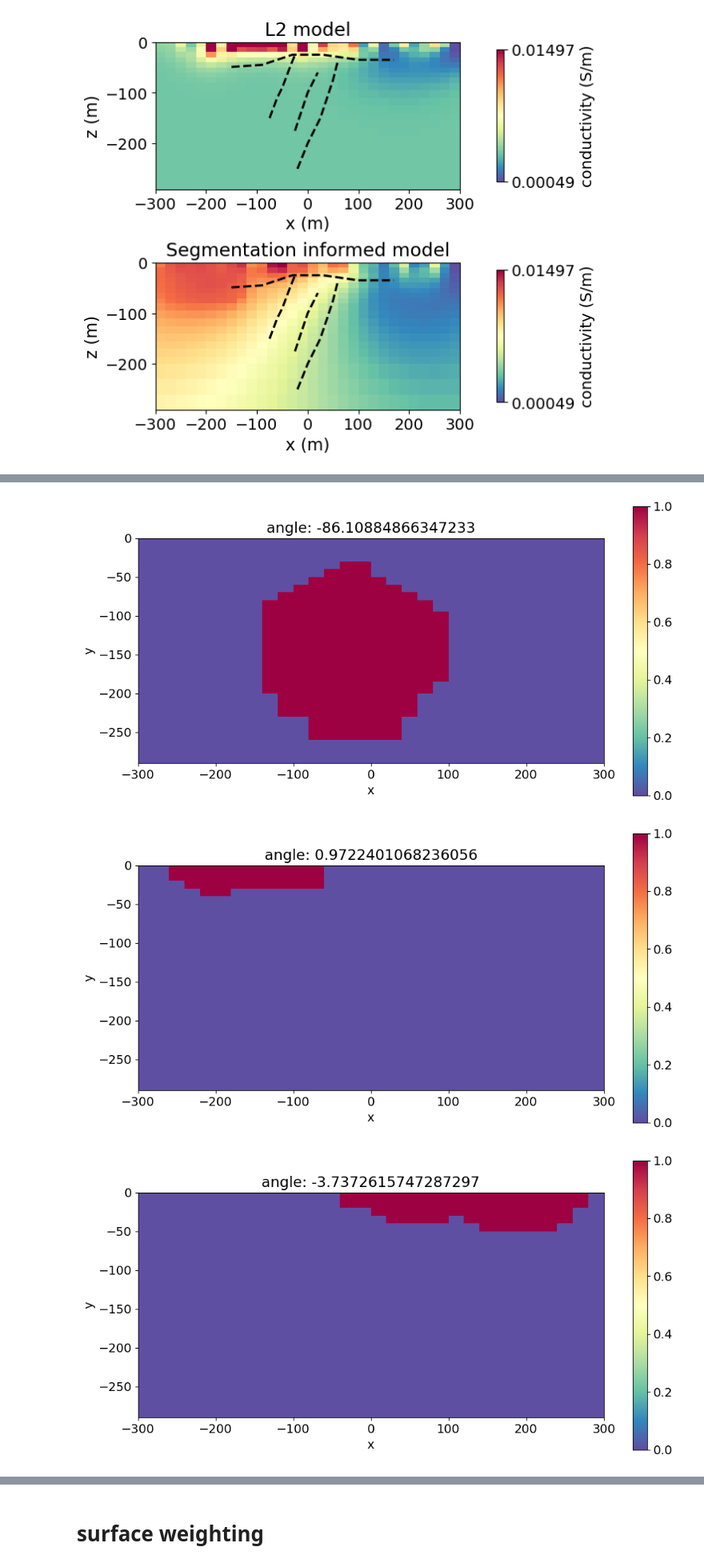
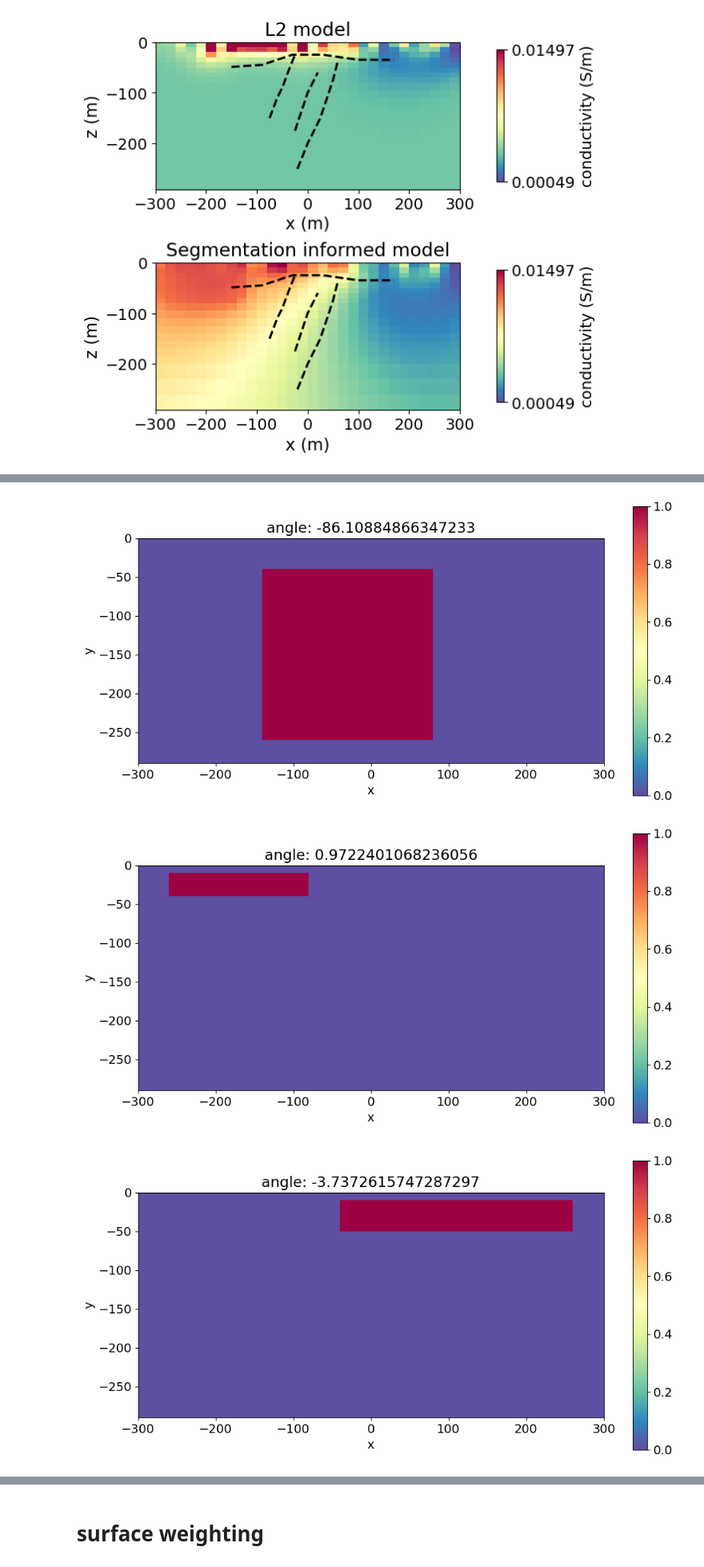
Before and after one commit to JKutt/transformers_segmentation, a Jupyter notebook: geological_segmentation/10-mcdermont_segmentation_experiment.ipynb, the cells around one changed output, grey strips where cells are left out. Shown at 80% size. Cells and saved outputs as stored; diff of their text form; code cells hidden in the pictures.

```diff
--- a/geological_segmentation/10-mcdermont_segmentation_experiment.ipynb
+++ b/geological_segmentation/10-mcdermont_segmentation_experiment.ipynb
@@ -200,12 +206,12 @@ except Exception as e:
 # %%
 for seg in content['segment']:
     fig, ax = plt.subplots(1, 1, figsize=(12, 6))
-    mask_1 = np.array([int(value) for value in seg['mask']])
+    mask_1 = np.array([int(value) for value in seg['bbox']])
     dd = meshCore.plot_image(mask_1[actcore], ax=ax, pcolor_opts={'cmap':"Spectral_r"})
     ax.set_title(f"angle: {seg['orientation']}")
     plt.colorbar(dd[0])
     ax.set_aspect('equal')
 # %% [output]
-[figure, old version]
+[figure, new version]
-[figure, old version]
+[figure, new version]
-[figure, old version]
+[figure, new version]
```
Also changed, not shown: parts of 3 cells of this notebook, 2 other files.
